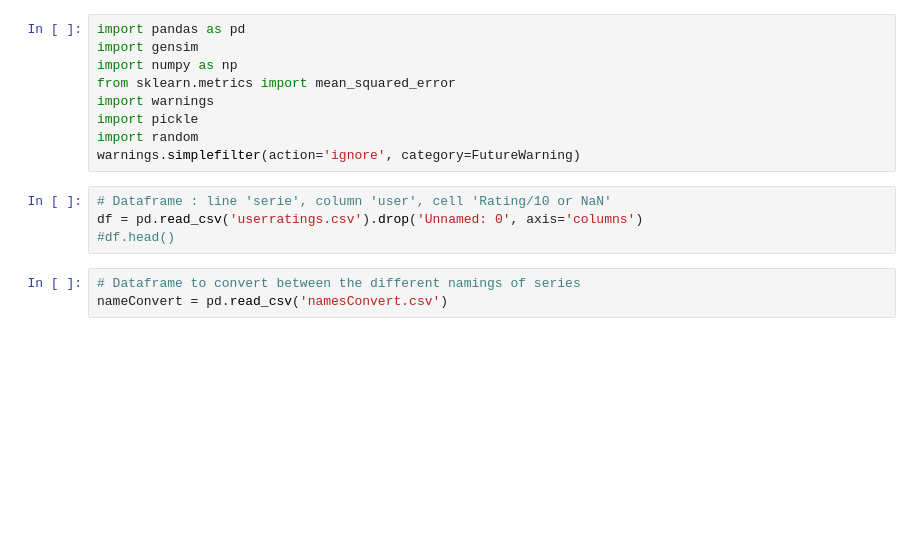
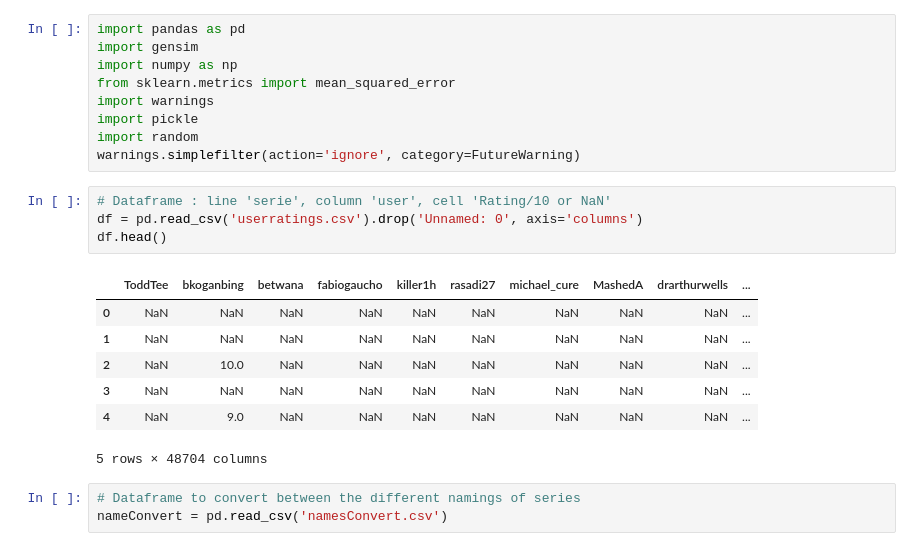
Before and after one commit to ismaelbonneau/movie_recommender, a Jupyter notebook: collaborative_filtering_2.ipynb, the cells around one changed output. Drawn from its saved outputs; the diff is of its cells as text; blank space fills up the shorter version.

```diff
--- a/collaborative_filtering_2.ipynb
+++ b/collaborative_filtering_2.ipynb
@@ -15,7 +32,15 @@ warnings.simplefilter(action='ignore', category=FutureWarning)
 # %%
 # Dataframe : line 'serie', column 'user', cell 'Rating/10 or NaN'
 df = pd.read_csv('userratings.csv').drop('Unnamed: 0', axis='columns')
-#df.head()
+df.head()
+# %% [output]
+|  | ToddTee | bkoganbing | betwana | fabiogaucho | killer1h | rasadi27 | michael_cure | MashedA | drarthurwells | ... |
+| 0 | NaN | NaN | NaN | NaN | NaN | NaN | NaN | NaN | NaN | ... |
+| 1 | NaN | NaN | NaN | NaN | NaN | NaN | NaN | NaN | NaN | ... |
+| 2 | NaN | 10.0 | NaN | NaN | NaN | NaN | NaN | NaN | NaN | ... |
+| 3 | NaN | NaN | NaN | NaN | NaN | NaN | NaN | NaN | NaN | ... |
+| 4 | NaN | 9.0 | NaN | NaN | NaN | NaN | NaN | NaN | NaN | ... |
+5 rows × 48704 columns
 # %%
 # Dataframe to convert between the different namings of series
 nameConvert = pd.read_csv('namesConvert.csv')
```
Also changed, not shown: parts of 2 cells of this notebook.
